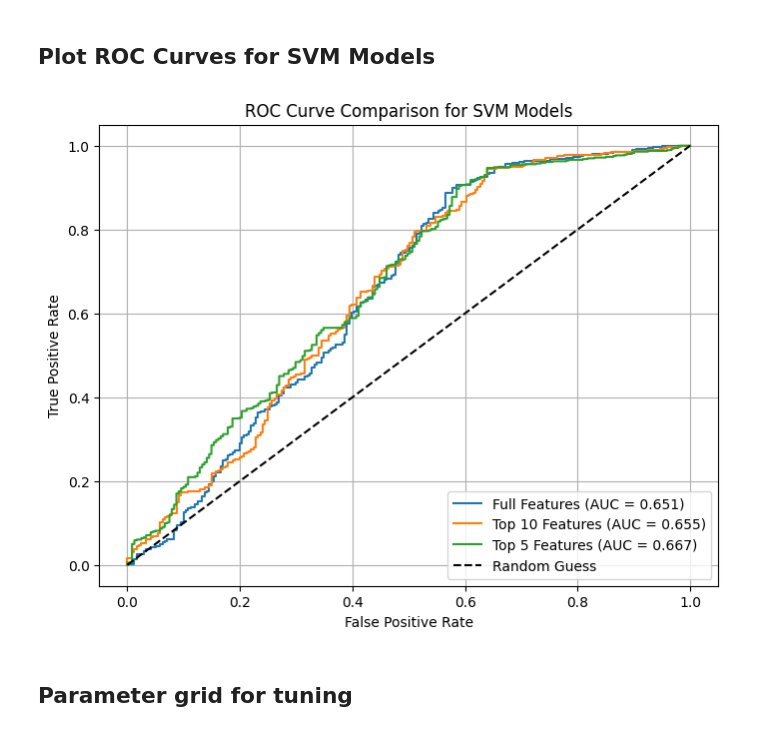
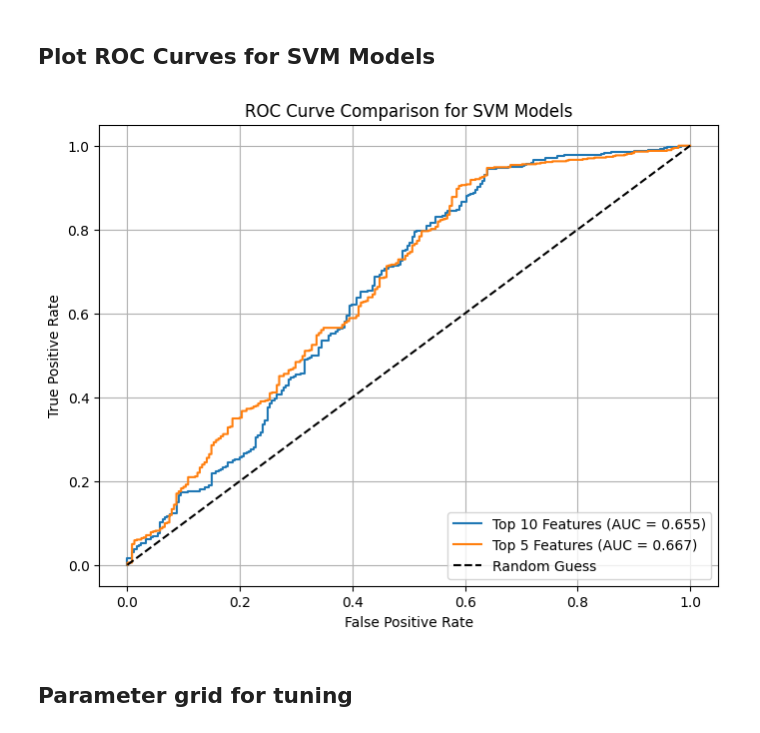
Before and after one commit to MichaelYemane707/breast_cancer_prediction, a Jupyter notebook: SVM.ipynb, the cells around one changed output. Saved outputs shown, nothing was run; the diff lists cells and outputs as text; code cells hidden in the pictures.

```diff
--- a/SVM.ipynb
+++ b/SVM.ipynb
@@ -219,20 +252,20 @@ auc_5 = roc_auc_score(y_test, y_prob_top5)
 ## Plot ROC Curves for SVM Models
 # %%
 plt.figure(figsize=(8, 6))
-plt.plot(fpr_full, tpr_full, label=f'Full Features (AUC = {auc_full:.3f})')
+
 plt.plot(fpr_10, tpr_10, label=f'Top 10 Features (AUC = {auc_10:.3f})')
 plt.plot(fpr_5, tpr_5, label=f'Top 5 Features (AUC = {auc_5:.3f})')
 
 plt.plot([0, 1], [0, 1], 'k--', label='Random Guess')
 
 plt.xlabel('False Positive Rate')
 plt.ylabel('True Positive Rate')
 plt.title('ROC Curve Comparison for SVM Models')
 plt.legend(loc='lower right')
 plt.grid(True)
 plt.show()
 # %% [output]
-[figure, old version]
+[figure, new version]
 # %% [markdown]
 ## Parameter grid for tuning
 # %%
```
Also changed, not shown: parts of 12 cells of this notebook.
